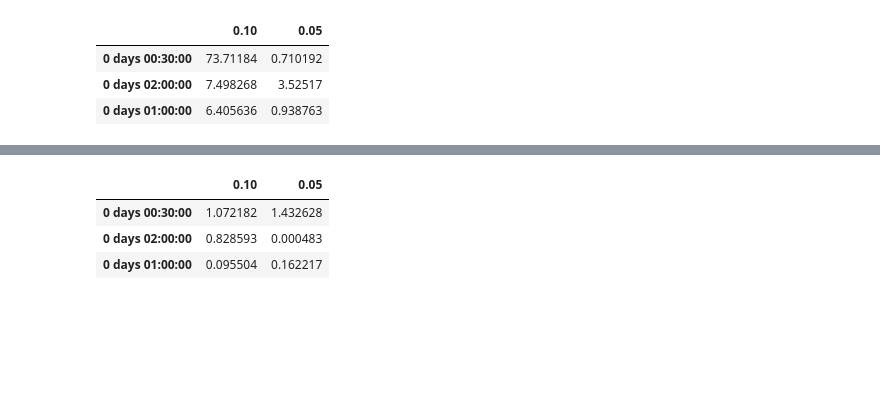
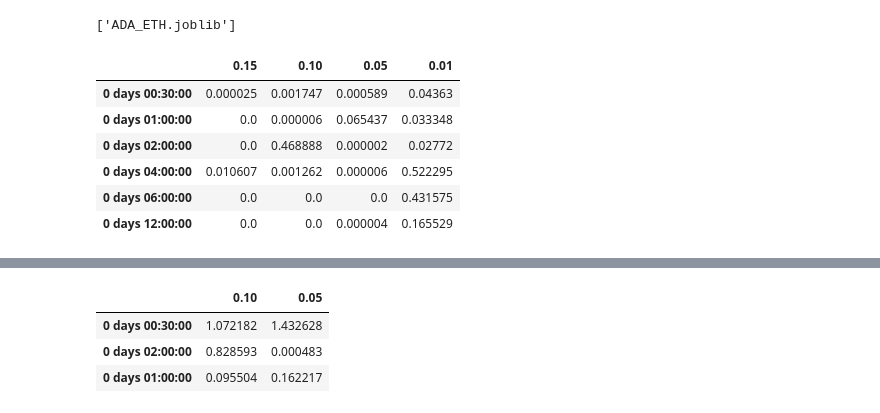
Before and after one commit to djoleglc/StatisticalArbitrage, a Jupyter notebook: TestStrategyMatrix.ipynb, the cells around one changed output, grey strips where cells are left out. Saved outputs shown, nothing was run; the diff lists cells and outputs as text; code cells hidden in the pictures; blank space fills up the shorter version.

```diff
--- a/TestStrategyMatrix.ipynb
+++ b/TestStrategyMatrix.ipynb
@@ -6,8 +7,7 @@ from functions.UtilsCreateDataFrame import *
 # %%
-path = "H:\AllTickers_2020-12_2021-12.csv.gz"
+path = "H:\AllTickers_klines_2020-12_2021-12.csv.gz"
 coin_df = loadCleanDataFrame(path)
 #let's test two months
-coin_df = coin_df.iloc[:44500*2]
 coin_df
 # %% [output]
 |  | ETH | BNB | XRP | BTC | ADA | SOL | DOGE | TRX | BUSD | MATIC | LTC | ... |
@@ -41,7 +47,17 @@ beta_table = create_beta_table(
 # %%
-tr_w1 = {"hours":2}
+%%time
+
+tr_w6 = {"hours":12}
+tr_w5 = {"hours":6}
+tr_w4 = {"hours" : 4}
+tr_w3 = {"hours":2}
 tr_w2 = {"hours":1}
-tr_w3 = {"minutes":30}
+tr_w1 = {"minutes":30}
+tresh = [tr_w1,
+        tr_w2,
+        tr_w3,
+        tr_w4, tr_w5,
+        tr_w6]
 
 
 cal_w1 = {"hours":12}
@@ -49,11 +65,11 @@ cal_w1 = {"hours":12}
 
 result = getCombRet(
     coin_df = coin_df,
-    asset_name_1 = "SOL",
-    asset_name_2 = "TRX",
-    trading_windows = [tr_w3, tr_w1, tr_w2],
+    asset_name_1 = "ADA",
+    asset_name_2 = "ETH",
+    trading_windows = tresh,
     calib_window = cal_w1,
-    p_values = [0.1, 0.05],
+    p_values = [0.15, 0.1, 0.05, 0.01],
     stop_loss=0.2,
     stat_test = "adfuller",
     safe_beta_csv=True,
@@ -65,10 +82,18 @@ Beta Table Loaded
+# %%
+import joblib
+joblib.dump(result, "ADA_ETH.joblib")
+# %% [output]
+['ADA_ETH.joblib']
 # %%
-result["2021-01"][0]
+result["2021-12"][1]
 # %% [output]
-|  | 0.10 | 0.05 |
-| 0 days 00:30:00 | 73.71184 | 0.710192 |
-| 0 days 02:00:00 | 7.498268 | 3.52517 |
-| 0 days 01:00:00 | 6.405636 | 0.938763 |
+|  | 0.15 | 0.10 | 0.05 | 0.01 |
+| 0 days 00:30:00 | 0.000025 | 0.001747 | 0.000589 | 0.04363 |
+| 0 days 01:00:00 | 0.0 | 0.000006 | 0.065437 | 0.033348 |
+| 0 days 02:00:00 | 0.0 | 0.468888 | 0.000002 | 0.02772 |
+| 0 days 04:00:00 | 0.010607 | 0.001262 | 0.000006 | 0.522295 |
+| 0 days 06:00:00 | 0.0 | 0.0 | 0.0 | 0.431575 |
+| 0 days 12:00:00 | 0.0 | 0.0 | 0.000004 | 0.165529 |
 # %%
 #we also keep track of the trading books
 result["2021-01"][1][f"{tr_w3}_{0.1}"]
```
Also changed, not shown: parts of 5 cells of this notebook, 1 other file.
